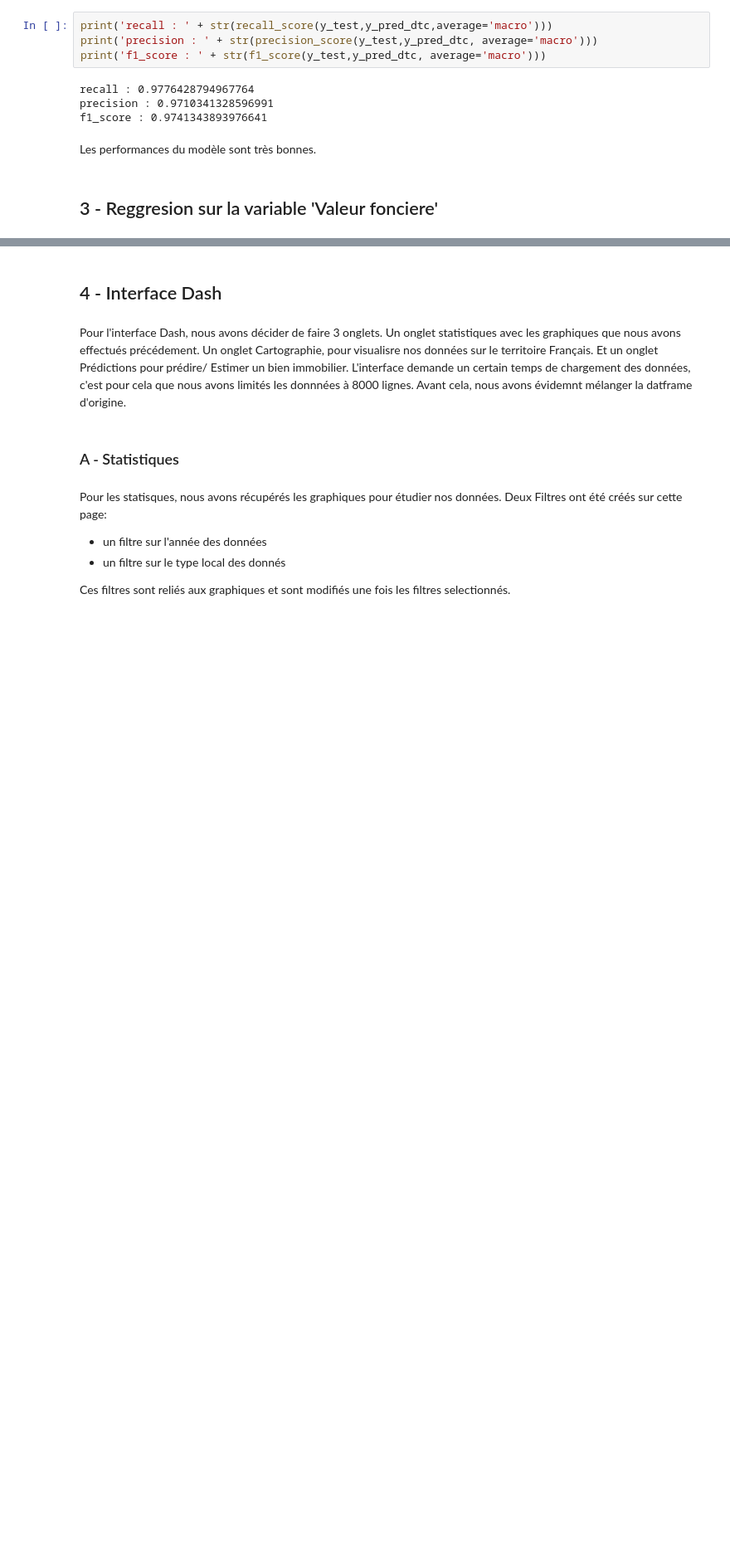
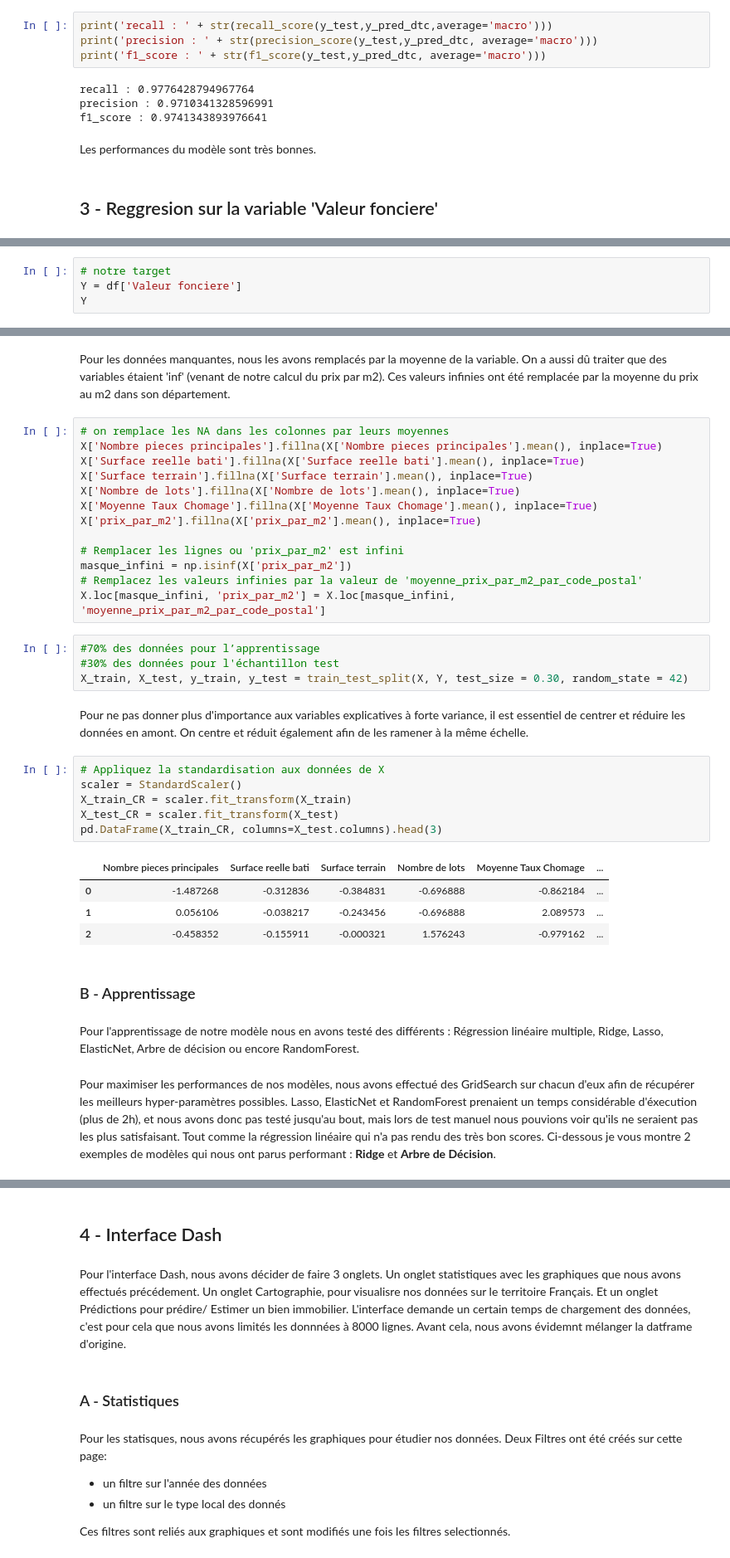
Before and after one commit to dounya-bourhani/ProjetPython, a Jupyter notebook: rapport_analyse.ipynb, the cells around one changed output, grey strips where cells are left out. Shown: that part at 83% size. Saved outputs shown, nothing was run; the diff lists cells and outputs as text; blank space fills up the shorter version.

```diff
--- a/rapport_analyse.ipynb
+++ b/rapport_analyse.ipynb
@@ -376,0 +417,4 @@ Les performances du modèle sont très bonnes.
+# %%
+# notre target
+Y = df['Valeur fonciere']
+Y
@@ -376,0 +434,38 @@ Les performances du modèle sont très bonnes.
+# %% [markdown]
+Pour les données manquantes, nous les avons remplacés par la moyenne de la variable. On a aussi dû traiter que des variables étaient 'inf' (venant de notre calcul du prix par m2). Ces valeurs infinies ont été remplacée par la moyenne du prix au m2 dans son département.
+# %%
+# on remplace les NA dans les colonnes par leurs moyennes
+X['Nombre pieces principales'].fillna(X['Nombre pieces principales'].mean(), inplace=True)
+X['Surface reelle bati'].fillna(X['Surface reelle bati'].mean(), inplace=True)
+X['Surface terrain'].fillna(X['Surface terrain'].mean(), inplace=True)
+X['Nombre de lots'].fillna(X['Nombre de lots'].mean(), inplace=True)
+X['Moyenne Taux Chomage'].fillna(X['Moyenne Taux Chomage'].mean(), inplace=True)
+X['prix_par_m2'].fillna(X['prix_par_m2'].mean(), inplace=True)
+
+# Remplacer les lignes ou 'prix_par_m2' est infini
+masque_infini = np.isinf(X['prix_par_m2'])
+# Remplacez les valeurs infinies par la valeur de 'moyenne_prix_par_m2_par_code_postal'
+X.loc[masque_infini, 'prix_par_m2'] = X.loc[masque_infini, 'moyenne_prix_par_m2_par_code_postal']
+# %%
+#70% des données pour l’apprentissage
+#30% des données pour l'échantillon test
+X_train, X_test, y_train, y_test = train_test_split(X, Y, test_size = 0.30, random_state = 42)
+# %% [markdown]
+Pour ne pas donner plus d'importance aux variables explicatives à forte variance, il est essentiel de centrer et réduire les données en amont. On centre et réduit également afin de les ramener à la même échelle.
+# %%
+# Appliquez la standardisation aux données de X
+scaler = StandardScaler()
+X_train_CR = scaler.fit_transform(X_train)
+X_test_CR = scaler.fit_transform(X_test)
+pd.DataFrame(X_train_CR, columns=X_test.columns).head(3)
+# %% [output]
+|  | Nombre pieces principales | Surface reelle bati | Surface terrain | Nombre de lots | Moyenne Taux Chomage | ... |
+| 0 | -1.487268 | -0.312836 | -0.384831 | -0.696888 | -0.862184 | ... |
+| 1 | 0.056106 | -0.038217 | -0.243456 | -0.696888 | 2.089573 | ... |
+| 2 | -0.458352 | -0.155911 | -0.000321 | 1.576243 | -0.979162 | ... |
+# %% [markdown]
+### B - Apprentissage
+# %% [markdown]
+Pour l'apprentissage de notre modèle nous en avons testé des différents : Régression linéaire multiple, Ridge, Lasso, ElasticNet, Arbre de décision ou encore RandomForest.
+# %% [markdown]
+Pour maximiser les performances de nos modèles, nous avons effectué des GridSearch sur chacun d'eux afin de récupérer les meilleurs hyper-paramètres possibles. Lasso, ElasticNet et RandomForest prenaient un temps considérable d'éxecution (plus de 2h), et nous avons donc pas testé jusqu'au bout, mais lors de test manuel nous pouvions voir qu'ils ne seraient pas les plus satisfaisant. Tout comme la régression linéaire qui n'a pas rendu des très bon scores. Ci-dessous je vous montre 2 exemples de modèles qui nous ont parus performant : **Ridge** et **Arbre de Décision**.
```
Also changed, not shown: parts of 15 cells of this notebook.
